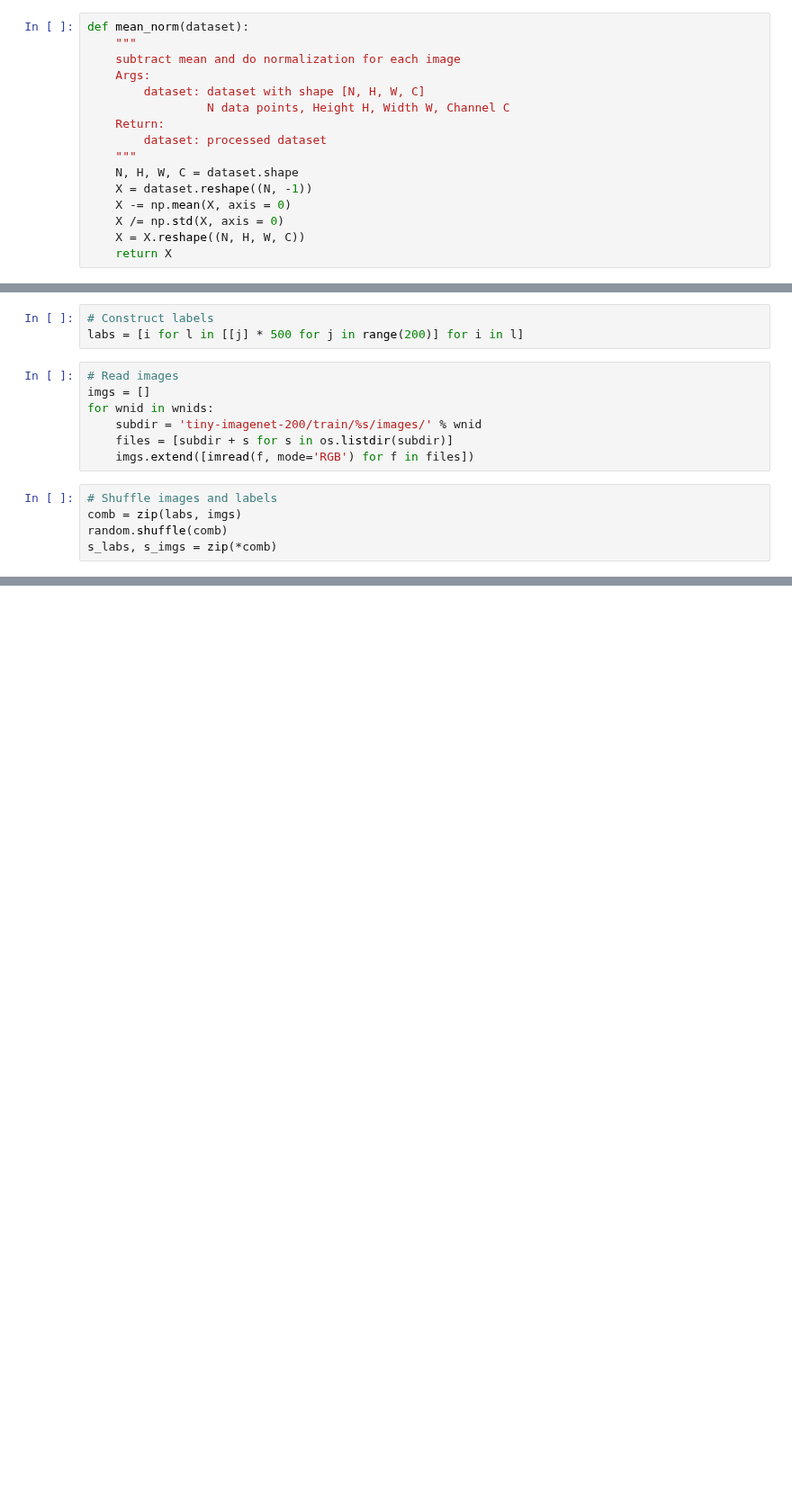
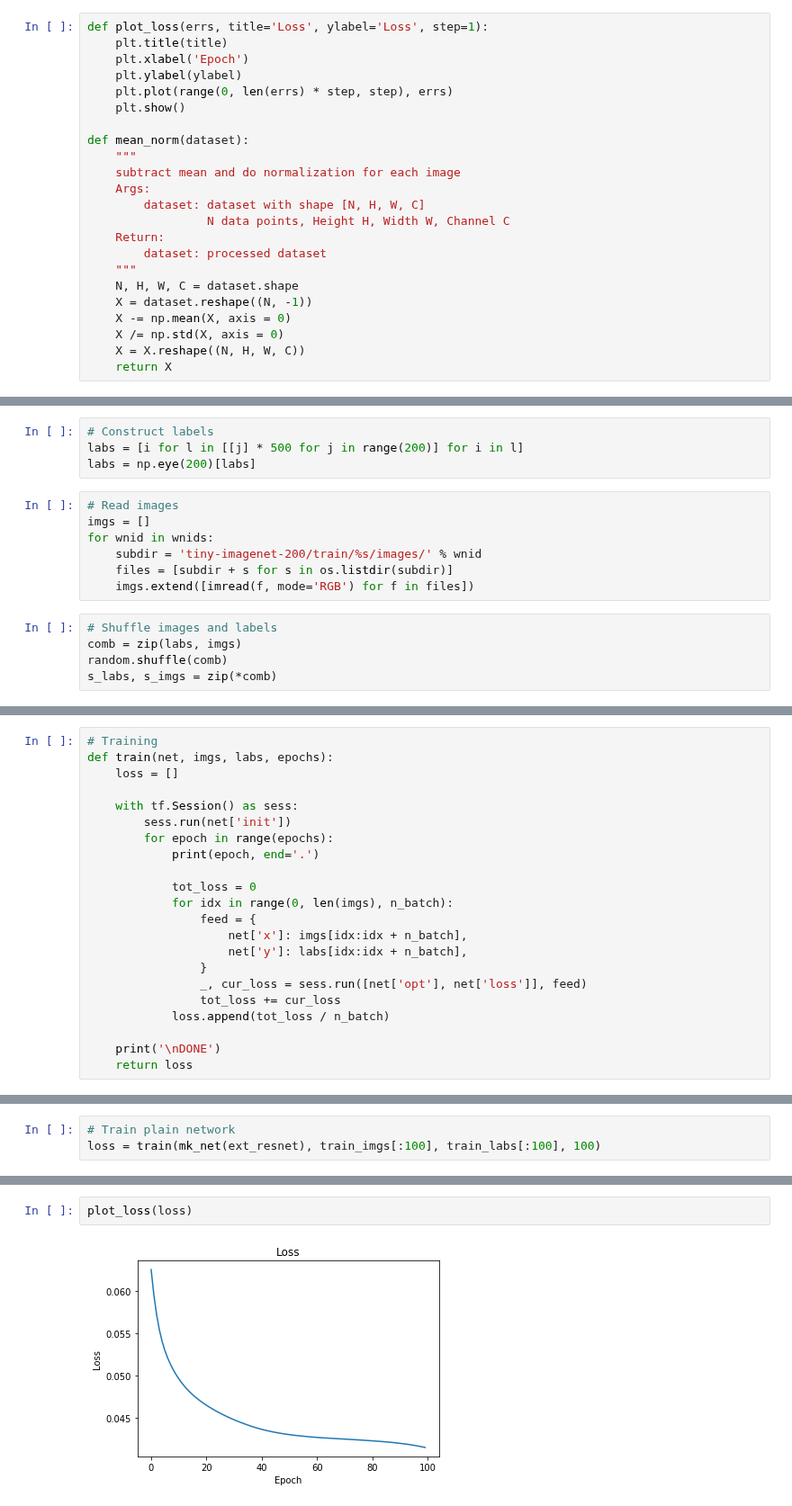
Before and after one commit to metakirby5/AltResNets, a Jupyter notebook: ResNet.ipynb, the cells around one changed output, grey strips where cells are left out. Shown at 90% size. Drawn from its saved outputs; the diff is of its cells as text; blank space fills up the shorter version.

Commit message:
basic net and resnet stuff

```diff
--- a/ResNet.ipynb
+++ b/ResNet.ipynb
@@ -10,6 +10,13 @@ import tensorflow as tf
 from IPython.display import display, Math
 from scipy.misc import imread
 # %%
+def plot_loss(errs, title='Loss', ylabel='Loss', step=1):
+    plt.title(title)
+    plt.xlabel('Epoch')
+    plt.ylabel(ylabel)
+    plt.plot(range(0, len(errs) * step, step), errs)
+    plt.show()
+
 def mean_norm(dataset):
     """
     subtract mean and do normalization for each image
@@ -32,6 +39,7 @@ with open('tiny-imagenet-200/wnids.txt') as f:
 # %%
 # Construct labels
 labs = [i for l in [[j] * 500 for j in range(200)] for i in l]
+labs = np.eye(200)[labs]
 # %%
 # Read images
 imgs = []
@@ -82,0 +170,22 @@ _y = float_pl(None, n_output)
+# %%
+# Training
+def train(net, imgs, labs, epochs):
+    loss = []
+
+    with tf.Session() as sess:
+        sess.run(net['init'])
+        for epoch in range(epochs):
+            print(epoch, end='.')
+
+            tot_loss = 0
+            for idx in range(0, len(imgs), n_batch):
+                feed = {
+                    net['x']: imgs[idx:idx + n_batch],
+                    net['y']: labs[idx:idx + n_batch],
+                }
+                _, cur_loss = sess.run([net['opt'], net['loss']], feed)
+                tot_loss += cur_loss
+            loss.append(tot_loss / n_batch)
+
+    print('\nDONE')
+    return loss
@@ -82,0 +196,3 @@ _y = float_pl(None, n_output)
+# %%
+# Train plain network
+loss = train(mk_net(ext_resnet), train_imgs[:100], train_labs[:100], 100)
@@ -82,0 +202,4 @@ _y = float_pl(None, n_output)
+# %%
+plot_loss(loss)
+# %% [output]
+[figure, added]
```
Also changed, not shown: parts of 7 cells of this notebook.
